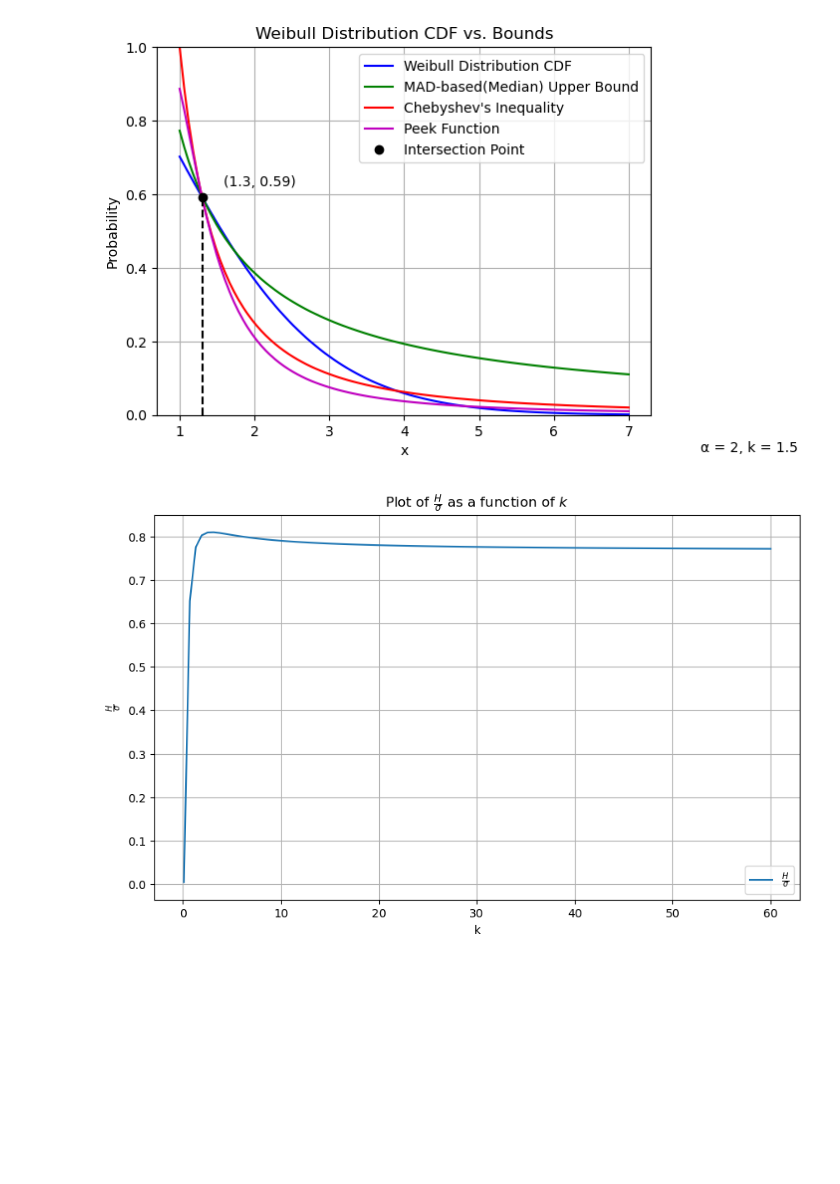
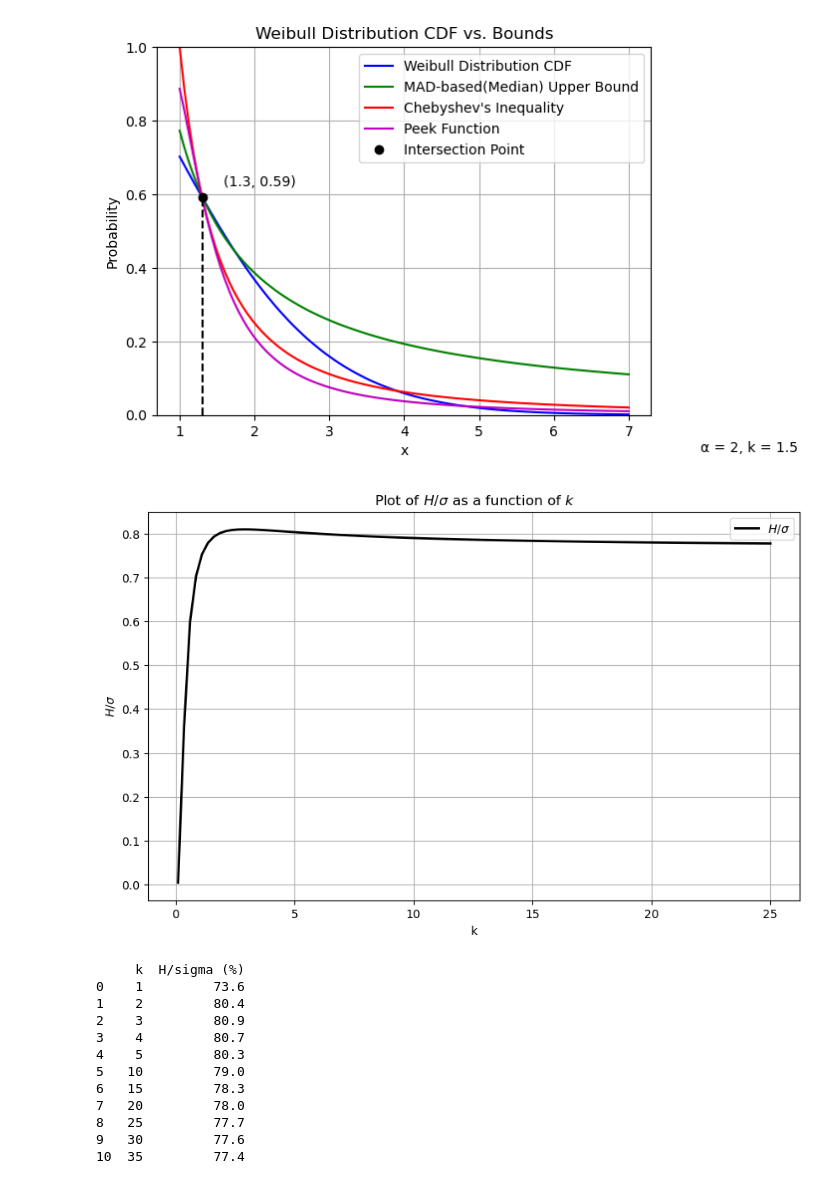
Before and after one commit to vickyzhang7/Mean-Absolute-Deviation-for-Weibull-Distribution, a Jupyter notebook: Weibull.ipynb, the cells around one changed output. Saved outputs shown, nothing was run; the diff lists cells and outputs as text; code cells hidden in the pictures; blank space fills up the shorter version.

```diff
--- a/Weibull.ipynb
+++ b/Weibull.ipynb
@@ -163,44 +163,65 @@ Probability = 0.593
 # %%
 import numpy as np
 import scipy.special
 import matplotlib.pyplot as plt
 from scipy.special import gamma, gammaincc
+import pandas as pd
 
 def compute_H_over_sigma(alpha, k):
-    # Calculate the inner gamma function argument
-    inner_gamma_arg = gamma(1/k)
+
 
     # Calculate the second gamma function argument
     second_gamma_arg = gamma(1 + 1/k)**k
 
     # Calculate the incomplete gamma function
-    # https://www.johndcook.com/blog/gamma_python/
-
     incomplete_gamma = gammaincc(1/k, second_gamma_arg) * gamma(1/k)
-
 
     # Calculate H
     H = (2 * alpha / k) * incomplete_gamma
     sigma = alpha * np.sqrt(scipy.special.gamma(1 + 2/k) - (scipy.special.gamma(1 + 1/k) ** 2))
 
     return H / sigma
 
-# Compute values over a range of k
-k_values = np.linspace(0.1, 60, 100)
+# Compute values over a range of k for the plot
+k_values_plot = np.linspace(0.1, 25, 100)
 alpha = 1.0
-H_over_sigma = compute_H_over_sigma(alpha, k_values)
+H_over_sigma_plot = compute_H_over_sigma(alpha, k_values_plot)
 
 # Plot
 plt.figure(figsize=(10, 6))
-plt.plot(k_values, H_over_sigma, label=r'$\frac{H}{\sigma}$')
+plt.plot(k_values_plot, H_over_sigma_plot, color='black', label=r'$H/\sigma$',linewidth=2)
 plt.xlabel('k')
-plt.ylabel(r'$\frac{H}{\sigma}$')
-plt.title(r'Plot of $\frac{H}{\sigma}$ as a function of $k$')
+plt.ylabel(r'$H/\sigma$')
+plt.title(r'Plot of $H/\sigma$ as a function of $k$')
 plt.grid(True)
 plt.legend()
 plt.show()
+
+# Compute specific k values
+specific_k_values = [1, 2, 3, 4, 5, 10, 15, 20, 25, 30, 35]
+H_over_sigma_specific = compute_H_over_sigma(alpha, np.array(specific_k_values)) * 100
+
+# Create a dataframe for the table and round to 1 decimal place
+df = pd.DataFrame({
+    'k': specific_k_values,
+    'H/sigma (%)': np.round(H_over_sigma_specific, 1)
+})
+
+print(df)
 # %% [output]
-[figure, old version]
+[figure, new version]
+     k  H/sigma (%)
+0    1         73.6
+1    2         80.4
+2    3         80.9
+3    4         80.7
+4    5         80.3
+5   10         79.0
+6   15         78.3
+7   20         78.0
+8   25         77.7
+9   30         77.6
+10  35         77.4
 # %%
 import numpy as np
 import scipy.special
```
Also changed, not shown: parts of 1 cell of this notebook.
